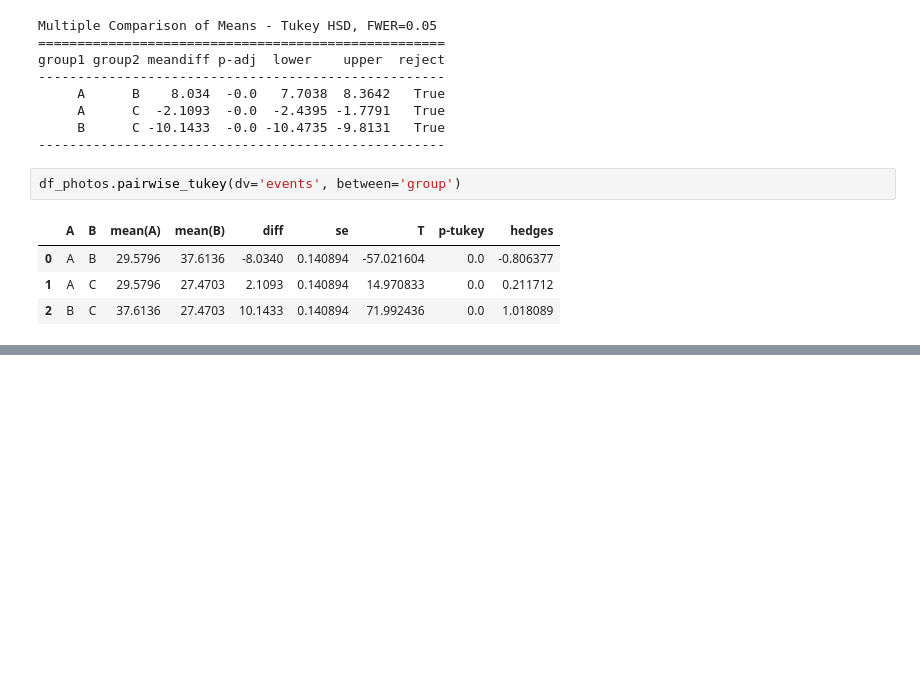
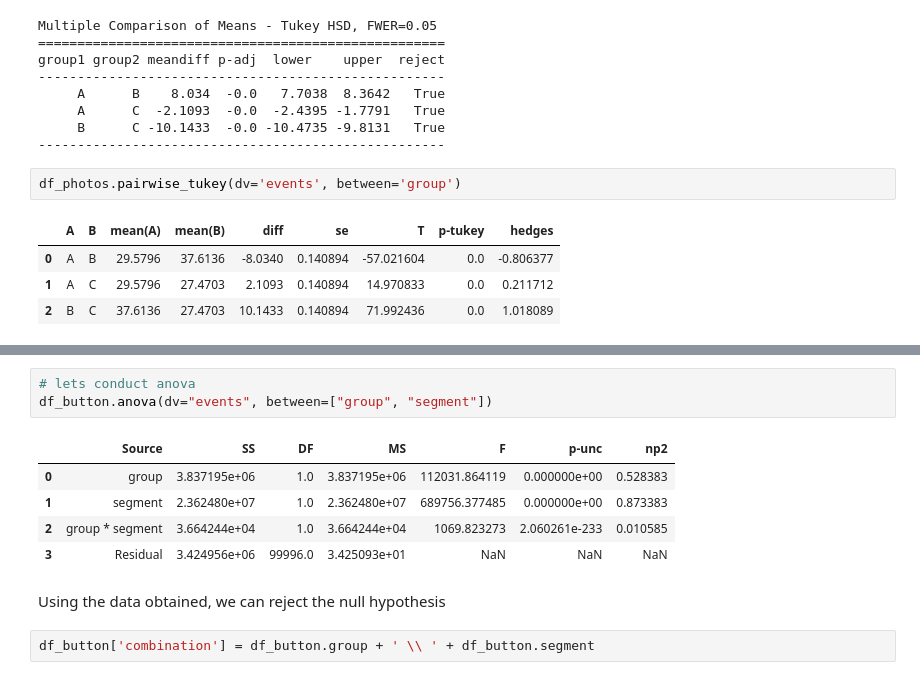
Before and after one commit to Prion84/courses, a Jupyter notebook: food_delivery/food_delivery.ipynb, the cells around one changed output, grey strips where cells are left out. Drawn from its saved outputs; the diff is of its cells as text; blank space fills up the shorter version.

```diff
--- a/food_delivery/food_delivery.ipynb
+++ b/food_delivery/food_delivery.ipynb
@@ -127,0 +196,13 @@ df_photos.pairwise_tukey(dv='events', between='group')
+# %%
+# lets conduct anova
+df_button.anova(dv="events", between=["group", "segment"])
+# %% [output]
+|  | Source | SS | DF | MS | F | p-unc | np2 |
+| 0 | group | 3.837195e+06 | 1.0 | 3.837195e+06 | 112031.864119 | 0.000000e+00 | 0.528383 |
+| 1 | segment | 2.362480e+07 | 1.0 | 2.362480e+07 | 689756.377485 | 0.000000e+00 | 0.873383 |
+| 2 | group * segment | 3.664244e+04 | 1.0 | 3.664244e+04 | 1069.823273 | 2.060261e-233 | 0.010585 |
+| 3 | Residual | 3.424956e+06 | 99996.0 | 3.425093e+01 | NaN | NaN | NaN |
+# %% [markdown]
+Using the data obtained, we can reject the null hypothesis
+# %%
+df_button['combination'] = df_button.group + ' \\ ' + df_button.segment
```
Also changed, not shown: parts of 15 cells of this notebook.
